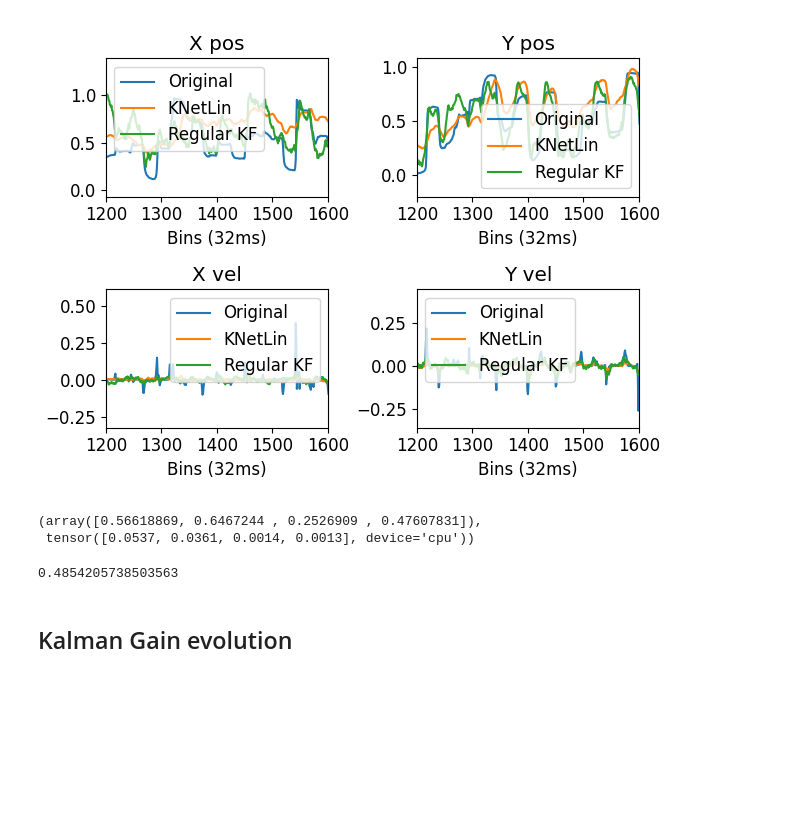
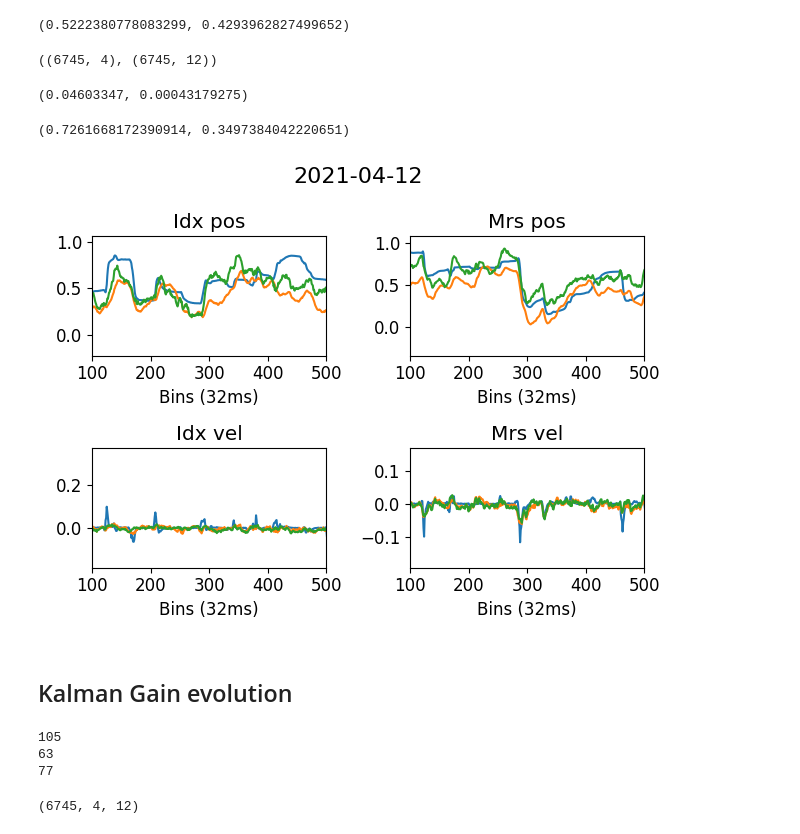
Before and after one commit to JapmanGill/BIOMEDE-517-Project, a Jupyter notebook: evaluation/evaluate_linear_ff.ipynb, the cells around one changed output. Saved outputs shown, nothing was run; the diff lists cells and outputs as text; code cells hidden in the pictures; blank space fills up the shorter version.

```diff
--- a/evaluation/evaluate_linear_ff.ipynb
+++ b/evaluation/evaluate_linear_ff.ipynb
@@ -43,0 +35,16 @@ Text(0.5, 0, 'Epoch')
+# %%
+filename = "..\models\pipeline_KNet_fingflexion_06_30_22__08_23_28"
+date = "2021-04-12"
+mat_filepath = f"../data/{date}/batch_data_32ms_12chan_50bins_nonoverlapping.mat"
+pipeline = torch.load(filename)
+# %%
+batch_data = scio.loadmat(mat_filepath)
+X_test = np.array(batch_data["X_test"])
+Y_test = np.array(batch_data["Y_test"])
+
+F = np.array(batch_data["A"])
+H = np.array(batch_data["C"])
+Q = np.array(batch_data["W"])
+R = np.array(batch_data["Q"])
+# %%
+x_kf, kgain_kf = kalman_filter(X_test[0,:], X_test, Y_test, F, H, R, Q)
@@ -44,23 +58,45 @@ Text(0.5, 0, 'Epoch')
+# %%
+corr = compute_correlation(x_kf.T, X_test.T)
+np.mean(corr[:2]), np.mean(corr[2:])
+# %% [output]
+(0.5222380778083299, 0.4293962827499652)
+# %%
+X_test.shape, Y_test.shape
+# %% [output]
+((6745, 4), (6745, 12))
 # %%
 # Show reconstruction of test
-x_out_test = torch.empty(pipeline.ssModel.m, X_test.shape[1])
-KGain_test = torch.empty(pipeline.ssModel.m, pipeline.ssModel.n, X_test.shape[1])
-for t in range(0, X_test.shape[1]):
-    KGain_test[:,:,t] = pipeline.model.KGain
-    x_out_test[:, t] = pipeline.model(Y_test[:, t])
+x_knet = torch.empty(X_test.shape[1], X_test.shape[0])
+kgain_knet = torch.empty(X_test.shape[0], X_test.shape[1], Y_test.shape[1])
+for t in range(0, X_test.shape[0]):
+    kgain_knet[t,:,:] = pipeline.model.KGain
+    x_knet[:, t] = pipeline.model(torch.tensor(Y_test.T)[:, t])
+x_knet = x_knet.detach().numpy().T
+kgain_knet = kgain_knet.detach().numpy()
+# %%
+mse = ((x_knet - X_test)**2).mean(axis=0)
+np.mean(mse[:2]), np.mean(mse[2:])
+# %% [output]
+(0.04603347, 0.00043179275)
+# %%
+corr = compute_correlation(x_knet.T, X_test.T)
+np.mean(corr[:2]), np.mean(corr[2:])
+# %% [output]
+(0.7261668172390914, 0.3497384042220651)
 # %%
 fig = plt.figure()
-titles = ["X pos", "Y pos", "X vel","Y vel"]
+fig.suptitle(f'{date}', fontsize=16)
+titles = ["Idx pos", "Mrs pos", "Idx vel","Mrs vel"]
 for i in range(4):
     plt.subplot(221+i)
-    plt.plot(X_test[i,:].detach().cpu().numpy())
-    plt.plot(x_out_test[i,:].detach().cpu().numpy())
-    plt.plot(kf_pred[i,:])
+    plt.plot(X_test[:,i])
+    plt.plot(x_knet[:,i])
+    plt.plot(x_kf[:,i])
     # if i ==3:
-    plt.legend(["Original","KNetLin", "Regular KF"])
+    # plt.legend(["Original","KNetLin", "Regular KF"])
     plt.xlabel("Bins (32ms)")
-    plt.xlim(1200, 1600)
+    plt.xlim(100, 500)
     plt.title(titles[i])
 fig.tight_layout() # Or equivalently,  "plt.tight_layout()"
 # %% [output]
-[figure, old version]
+[figure, new version]
@@ -72,11 +103,2 @@ mse_x = np.square(np.subtract(x_out_test.detach().cpu(), X_test.cpu())).mean(1)
-# %%
-corr, mse_x
-# %% [output]
-(array([0.56618869, 0.6467244 , 0.2526909 , 0.47607831]),
- tensor([0.0537, 0.0361, 0.0014, 0.0013], device='cpu'))
-# %%
-np.mean(corr)
-# %% [output]
-0.4854205738503563
 # %% [markdown]
 ## Kalman Gain evolution
@@ -86,3 +105,10 @@ Kgain_kf = torch.tensor(Kgain_kf["KGain_kf"]).float()
+# %%
+kgain_kf.shape
+# %% [output]
+105
+63
+77
+(6745, 4, 12)
 # %%
 from matplotlib.animation import FuncAnimation
 fig, (ax1,ax2) = plt.subplots(2,1)
```
Also changed, not shown: parts of 14 cells of this notebook, 12 other files.
